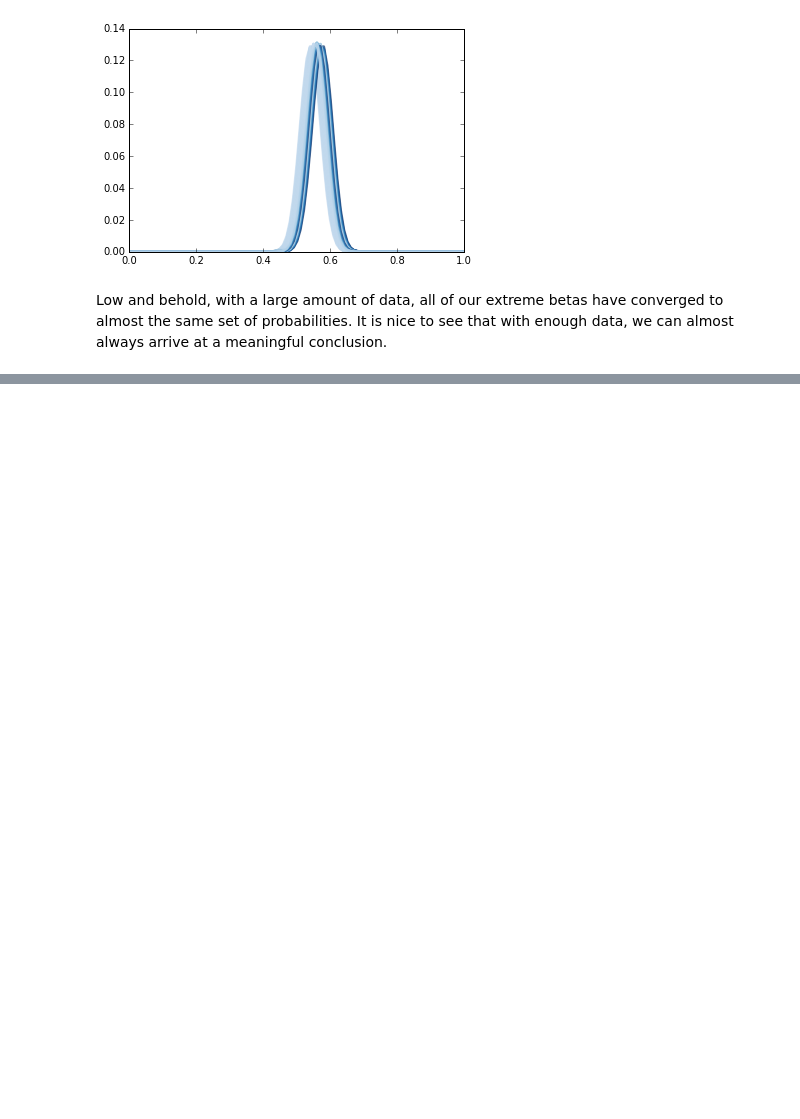
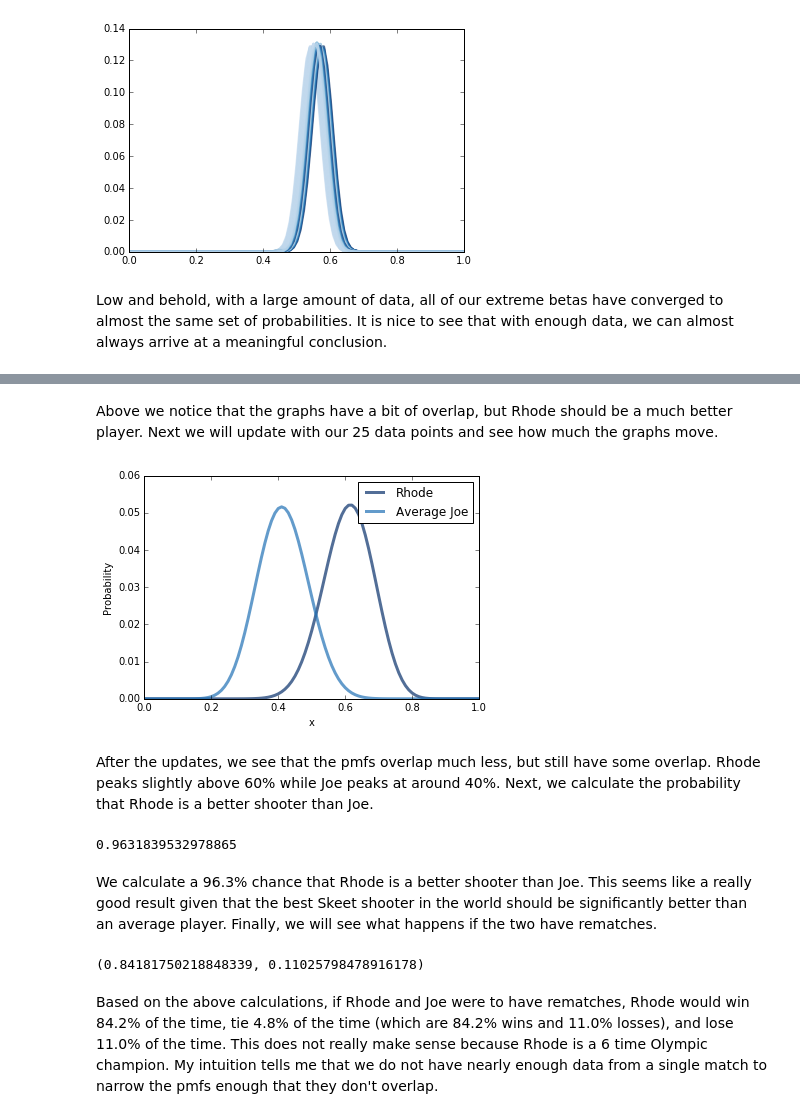
Before and after one commit to NathanYee/ThinkBayes2, a Jupyter notebook: code/report02.ipynb, the cells around one changed output, grey strips where cells are left out. Saved outputs shown, nothing was run; the diff lists cells and outputs as text; code cells hidden in the pictures; blank space fills up the shorter version.

```diff
--- a/code/report02.ipynb
+++ b/code/report02.ipynb
@@ -202,0 +274,28 @@ Low and behold, with a large amount of data, all of our extreme betas have conve
+# %% [markdown]
+Above we notice that the graphs have a bit of overlap, but Rhode should be a much better player. Next we will update with our 25 data points and see how much the graphs move.
+# %%
+rhode2.Update((15, 10))
+joe2.Update((11,14))
+thinkplot.Pdf(rhode2.MakePmf())
+thinkplot.Pdf(joe2.MakePmf())
+thinkplot.Config(xlabel='x', ylabel='Probability')
+# %% [output]
+[figure, added]
+# %% [markdown]
+After the updates, we see that the pmfs overlap much less, but still have some overlap. Rhode peaks slightly above 60% while Joe peaks at around 40%. Next, we calculate the probability that Rhode is a better shooter than Joe.
+# %%
+pmf1 = rhode2.MakePmf(1000)
+pmf2 = joe2.MakePmf(1000)
+pmf1.ProbGreater(pmf2)
+# %% [output]
+0.9631839532978865
+# %% [markdown]
+We calculate a 96.3% chance that Rhode is a better shooter than Joe. This seems like a really good result given that the best Skeet shooter in the world should be significantly better than an average player. Finally, we will see what happens if the two have rematches.
+# %%
+rhode2_rematch = MakeBinomialMix2(rhode2.MakePmf())
+joe2_rematch = MakeBinomialMix2(joe2.MakePmf())
+rhode2_rematch.ProbGreater(joe2_rematch), rhode2_rematch.ProbLess(joe2_rematch)
+# %% [output]
+(0.84181750218848339, 0.11025798478916178)
+# %% [markdown]
+Based on the above calculations, if Rhode and Joe were to have rematches, Rhode would win 84.2% of the time, tie 4.8% of the time (which are 84.2% wins and 11.0% losses), and lose 11.0% of the time. This does not really make sense because Rhode is a 6 time Olympic champion. My intuition tells me that we do not have nearly enough data from a single match to narrow the pmfs enough that they don't overlap.
```
Also changed, not shown: parts of 16 cells of this notebook, 2 other files.
